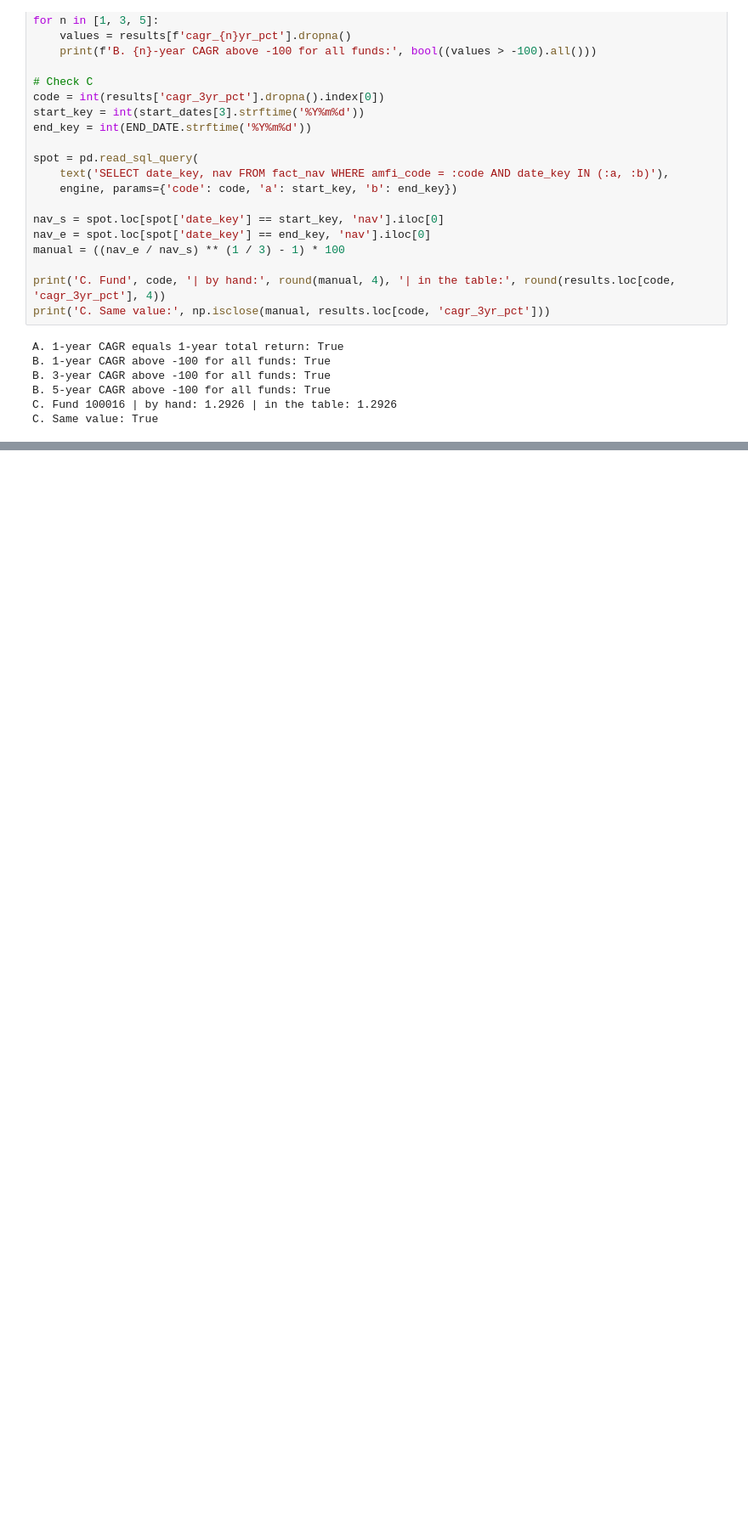
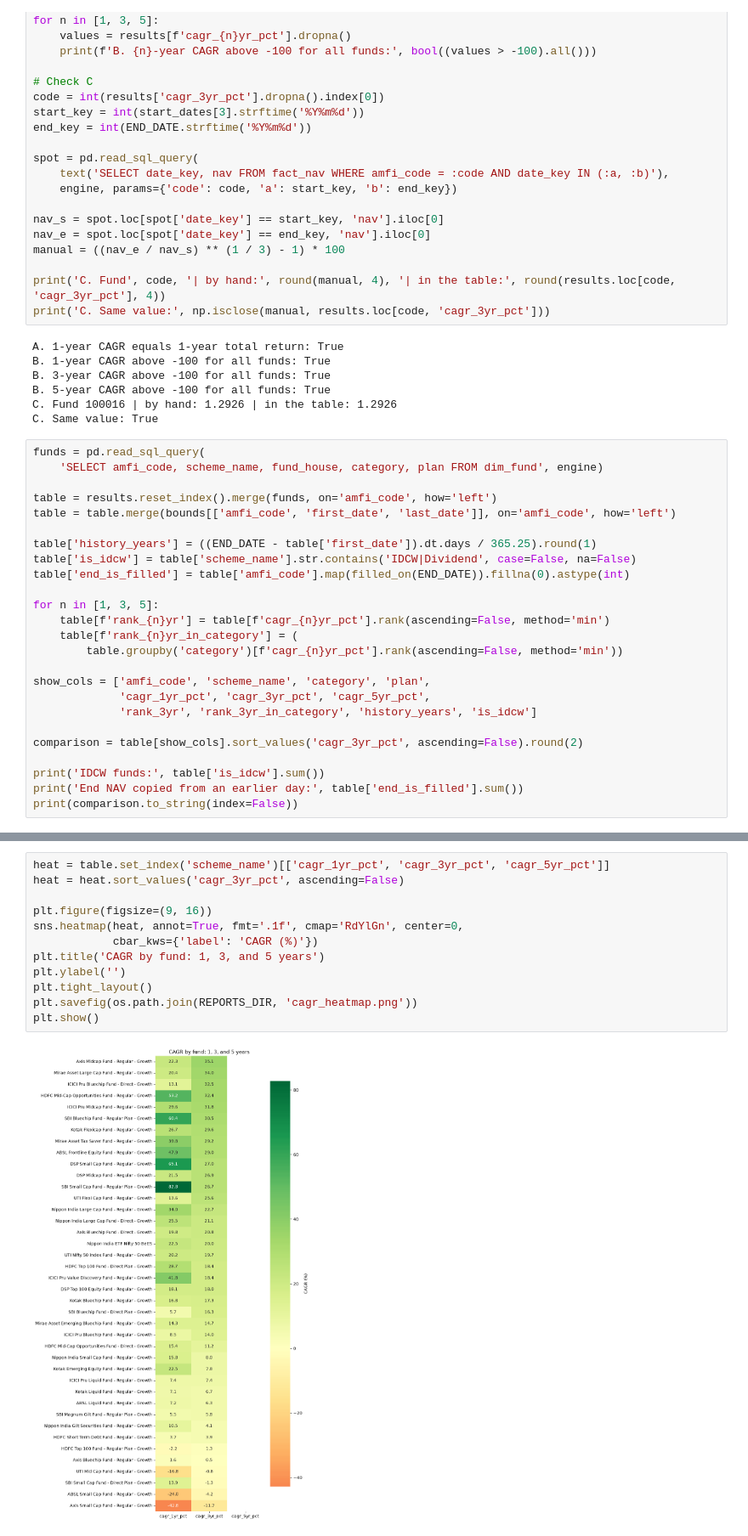
Before and after one commit to kevinmeshram/bluestock-fintech-data-analysis, a Jupyter notebook: notebooks_performance/02_CAGR.ipynb, the cells around one changed output, grey strips where cells are left out. Shown at 85% size. Drawn from its saved outputs; the diff is of its cells as text; blank space fills up the shorter version.

```diff
--- a/notebooks_performance/02_CAGR.ipynb
+++ b/notebooks_performance/02_CAGR.ipynb
@@ -145,3 +145,28 @@ B. 3-year CAGR above -100 for all funds: True
 B. 5-year CAGR above -100 for all funds: True
 C. Fund 100016 | by hand: 1.2926 | in the table: 1.2926
 C. Same value: True
+# %%
+funds = pd.read_sql_query(
+    'SELECT amfi_code, scheme_name, fund_house, category, plan FROM dim_fund', engine)
+
+table = results.reset_index().merge(funds, on='amfi_code', how='left')
+table = table.merge(bounds[['amfi_code', 'first_date', 'last_date']], on='amfi_code', how='left')
+
+table['history_years'] = ((END_DATE - table['first_date']).dt.days / 365.25).round(1)
+table['is_idcw'] = table['scheme_name'].str.contains('IDCW|Dividend', case=False, na=False)
+table['end_is_filled'] = table['amfi_code'].map(filled_on(END_DATE)).fillna(0).astype(int)
+
+for n in [1, 3, 5]:
+    table[f'rank_{n}yr'] = table[f'cagr_{n}yr_pct'].rank(ascending=False, method='min')
+    table[f'rank_{n}yr_in_category'] = (
+        table.groupby('category')[f'cagr_{n}yr_pct'].rank(ascending=False, method='min'))
+
+show_cols = ['amfi_code', 'scheme_name', 'category', 'plan',
+             'cagr_1yr_pct', 'cagr_3yr_pct', 'cagr_5yr_pct',
+             'rank_3yr', 'rank_3yr_in_category', 'history_years', 'is_idcw']
+
+comparison = table[show_cols].sort_values('cagr_3yr_pct', ascending=False).round(2)
+
+print('IDCW funds:', table['is_idcw'].sum())
+print('End NAV copied from an earlier day:', table['end_is_filled'].sum())
+print(comparison.to_string(index=False))
@@ -148 +207,15 @@ C. Same value: True
+# %%
+heat = table.set_index('scheme_name')[['cagr_1yr_pct', 'cagr_3yr_pct', 'cagr_5yr_pct']]
+heat = heat.sort_values('cagr_3yr_pct', ascending=False)
+
+plt.figure(figsize=(9, 16))
+sns.heatmap(heat, annot=True, fmt='.1f', cmap='RdYlGn', center=0,
+            cbar_kws={'label': 'CAGR (%)'})
+plt.title('CAGR by fund: 1, 3, and 5 years')
+plt.ylabel('')
+plt.tight_layout()
+plt.savefig(os.path.join(REPORTS_DIR, 'cagr_heatmap.png'))
+plt.show()
+# %% [output]
+[figure, added]
 # %%
```
Also changed, not shown: parts of 3 cells of this notebook, 15 other files.
